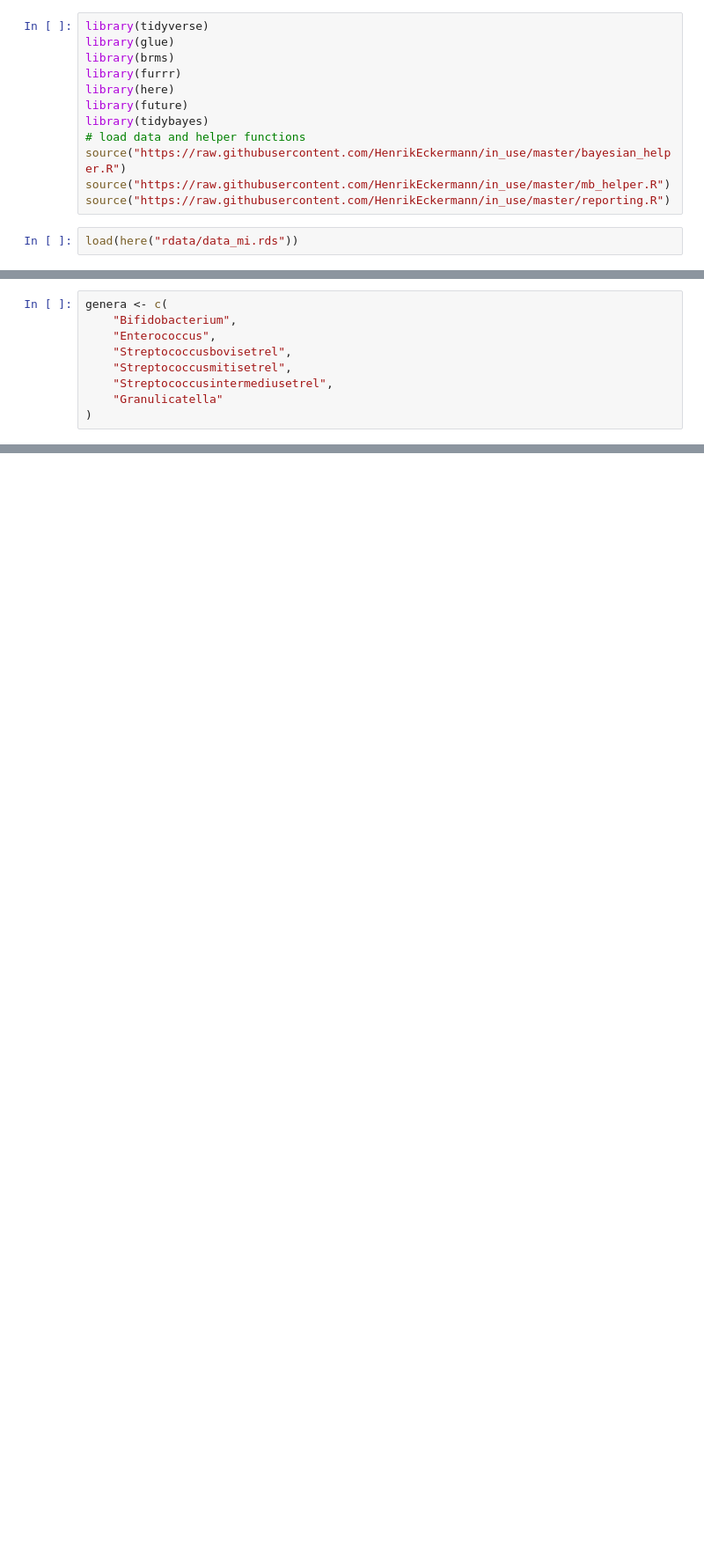
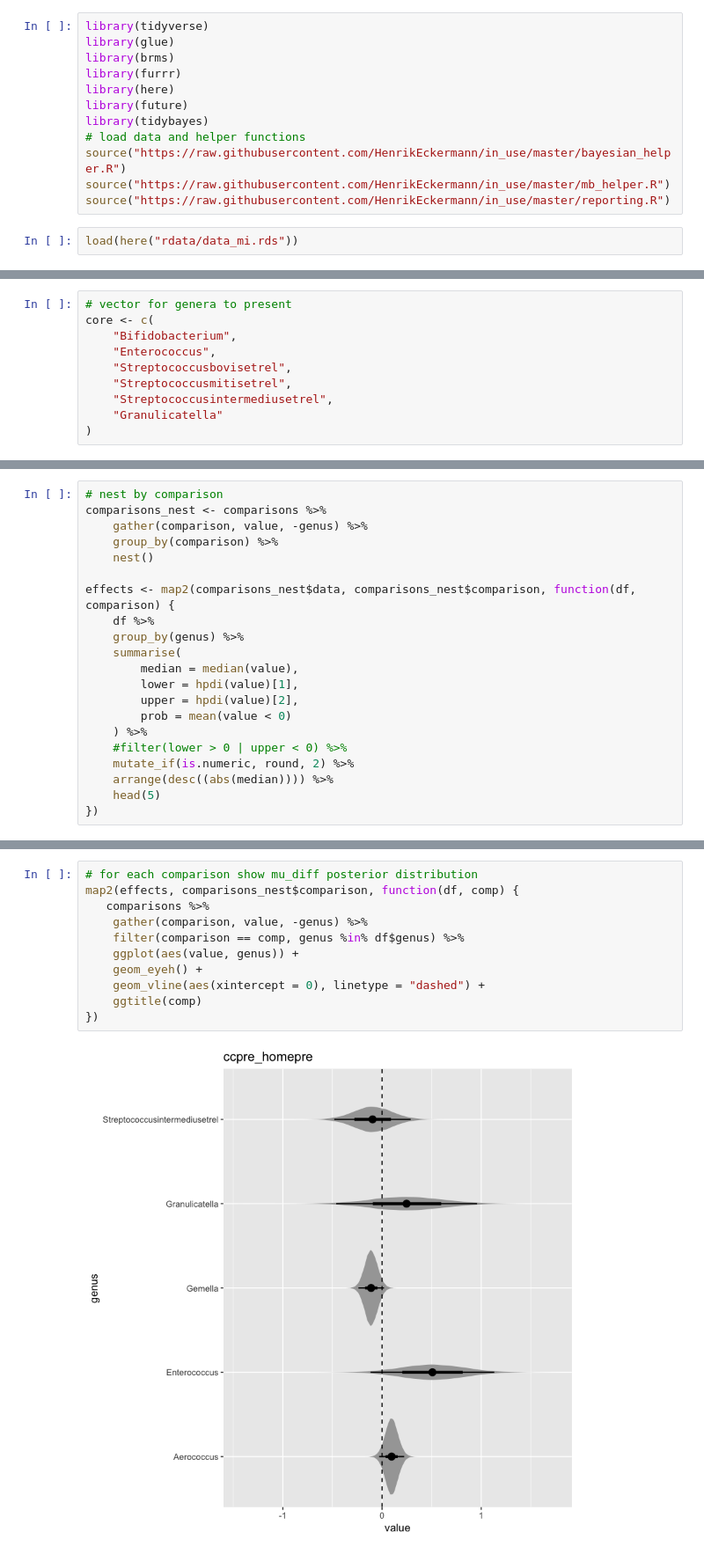
Before and after one commit to HenrikEckermann/bibo, a Jupyter notebook: notebooks/bayesian_diff_ab.ipynb, the cells around one changed output, grey strips where cells are left out. Shown at 88% size. Cells and saved outputs as stored; diff of their text form; blank space fills up the shorter version.

```diff
--- a/notebooks/bayesian_diff_ab.ipynb
+++ b/notebooks/bayesian_diff_ab.ipynb
@@ -42,7 +61,8 @@ get_prior(formula, data = data_imp[[1]], family = student)
 |  | b | timepost |  |  | sigma |  |  |
 |  | b | timepost:ccyes |  |  | sigma |  |  |
 # %%
-genera <- c(
+# vector for genera to present
+core <- c(
     "Bifidobacterium",
     "Enterococcus",
     "Streptococcusbovisetrel",
@@ -55 +287,22 @@ genera <- colnames(data_imp[[1]])[29:158]
+# %%
+# nest by comparison
+comparisons_nest <- comparisons %>%
+    gather(comparison, value, -genus) %>%
+    group_by(comparison) %>%
+    nest()
+
+effects <- map2(comparisons_nest$data, comparisons_nest$comparison, function(df, comparison) {
+    df %>%
+    group_by(genus) %>%
+    summarise(
+        median = median(value),
+        lower = hpdi(value)[1],
+        upper = hpdi(value)[2],
+        prob = mean(value < 0)
+    ) %>%
+    #filter(lower > 0 | upper < 0) %>%
+    mutate_if(is.numeric, round, 2) %>%
+    arrange(desc((abs(median)))) %>%
+    head(5)
+})
 # %%
@@ -147,0 +330,13 @@ comparisons <- map_dfr(comparisons, bind_rows)
+# %%
+# for each comparison show mu_diff posterior distribution
+map2(effects, comparisons_nest$comparison, function(df, comp) {
+   comparisons %>%
+    gather(comparison, value, -genus) %>%
+    filter(comparison == comp, genus %in% df$genus) %>%
+    ggplot(aes(value, genus)) +
+    geom_eyeh() +
+    geom_vline(aes(xintercept = 0), linetype = "dashed") +
+    ggtitle(comp)
+})
+# %% [output]
+[figure, added]
```
Also changed, not shown: parts of 25 cells of this notebook, 5 other files.
